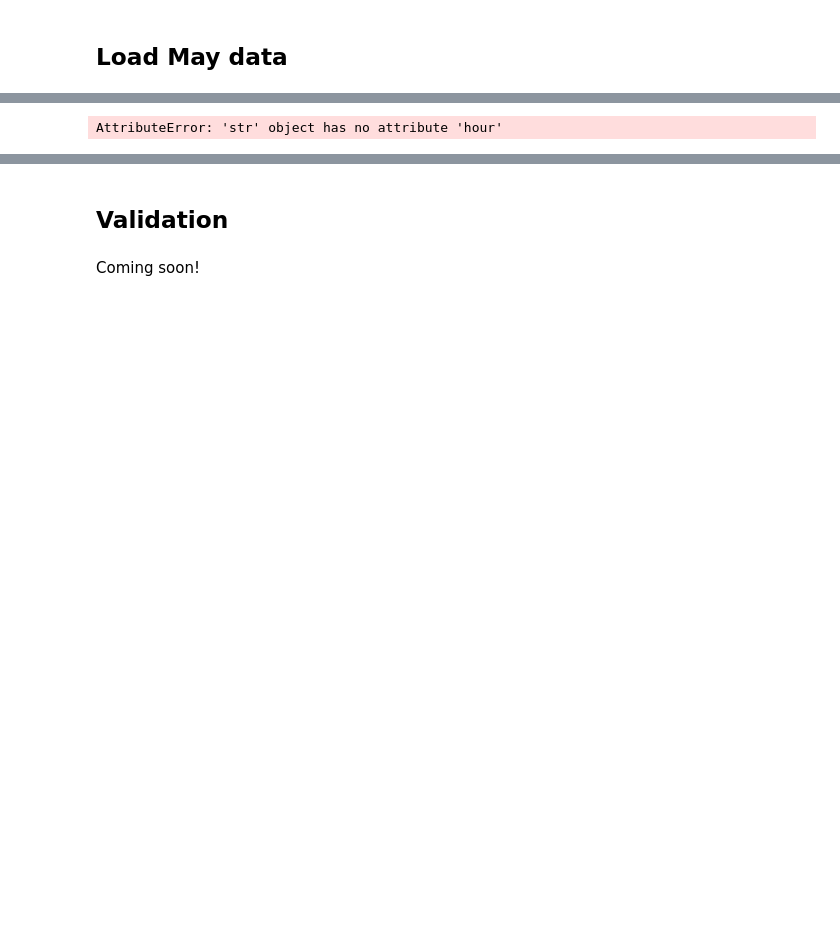
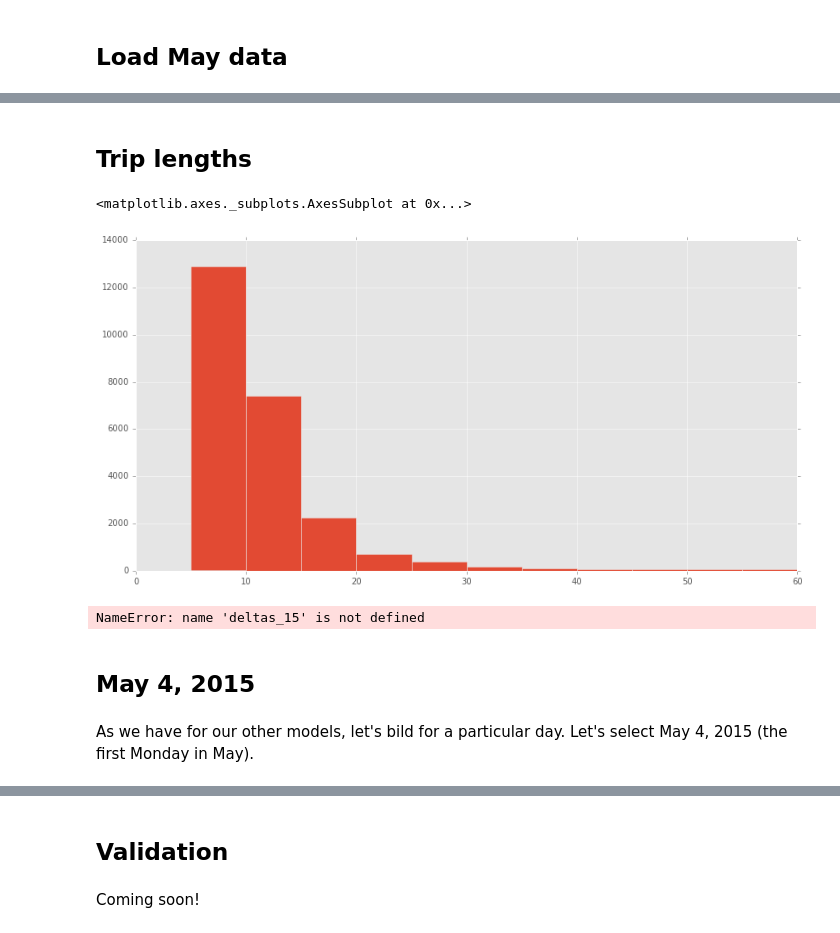
Before and after one commit to SioKCronin/bikesupply, a Jupyter notebook: models/bayes_net_model.ipynb, the cells around one changed output, grey strips where cells are left out. Saved outputs shown, nothing was run; the diff lists cells and outputs as text; code cells hidden in the pictures; blank space fills up the shorter version.

```diff
--- a/models/bayes_net_model.ipynb
+++ b/models/bayes_net_model.ipynb
@@ -41,6 +72,4 @@ may_15 = may_15.reset_index()
 may_15 = may_15.set_index('end_date')
 may_15['end_hour'] = [ts.hour for ts in may_15.index]
 may_15['end_minutes'] = [ts.minute for ts in may_15.index]
-may_15['end_time_in_mins'] = (may_15['start_day'] * 1440) + (may_15['start_hour'] * 60) + may_15['start_minutes']
+may_15['end_time_in_mins'] = (may_15['end_day'] * 1440) + (may_15['end_hour'] * 60) + may_15['end_minutes']
-# %% [output]
-AttributeError: 'str' object has no attribute 'hour'
@@ -49,2 +76,26 @@ AttributeError: 'str' object has no attribute 'hour'
+# %%
+may_15 = may_15.reset_index()
+# %% [markdown]
+## Trip lengths
+# %%
+may_15['deltas'] = may_15['end_time_in_mins'] - may_15['start_time_in_mins']
+# %%
+deltas = may_15['deltas']
+deltas = pd.Series(deltas).where(lambda x : x >= 0).dropna()
+# %%
+rcParams['figure.figsize'] =  14, 7
+
+deltas.hist(bins = [5, 10, 15, 20, 25, 30, 35, 40, 45, 50, 55, 60])
+# %% [output]
+<matplotlib.axes._subplots.AxesSubplot at 0x...>
+[figure, added]
+# %%
+deltas_15
+# %% [output]
+NameError: name 'deltas_15' is not defined
 # %%
 # Create bins of +60 minute intervals for each station and populate with arrival data (for training)
+# %% [markdown]
+## May 4, 2015
+# %% [markdown]
+As we have for our other models, let's bild for a particular day. Let's select May 4, 2015 (the first Monday in May).
```
Also changed, not shown: parts of 24 cells of this notebook, 5 other files.
